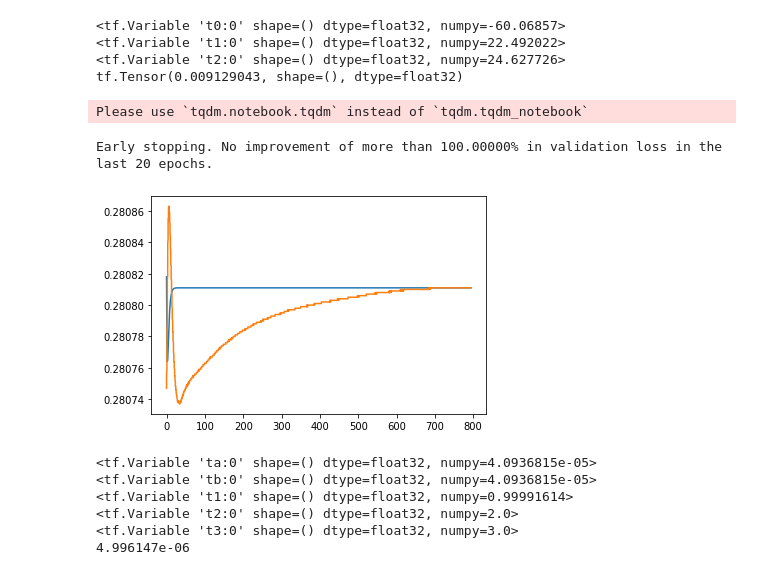
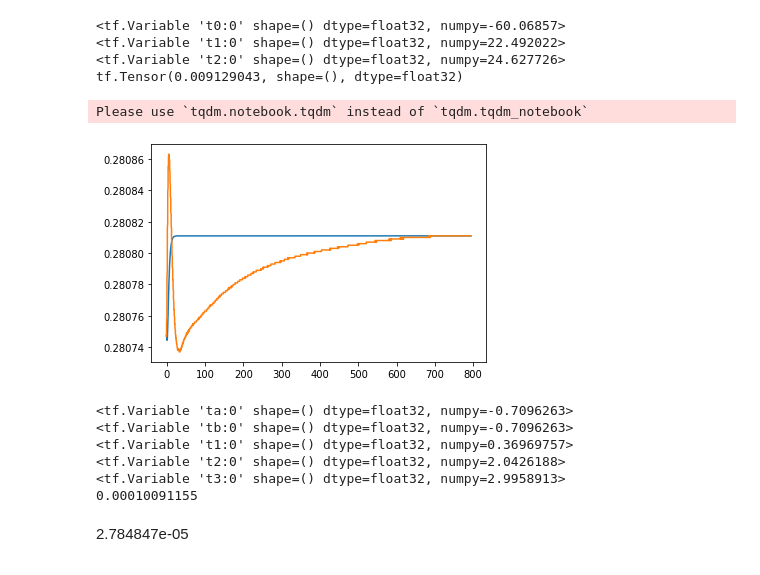
Before and after one commit to refaaksi/PSI, a Jupyter notebook: reg_v10.ipynb, the cells around one changed output. Saved outputs shown, nothing was run; the diff lists cells and outputs as text; code cells hidden in the pictures.

```diff
--- a/reg_v10.ipynb
+++ b/reg_v10.ipynb
@@ -128,12 +128,11 @@ tf.Tensor(0.009129043, shape=(), dtype=float32)
 epochs = 50000
 optimizer = tf.keras.optimizers.SGD(learning_rate=10e-2, momentum= 0.95)
 
-ta = tf.Variable(0.0, name='ta')
-tb = tf.Variable(0.0, name='tb')
+ta = tf.Variable(-1.0, name='ta')
+tb = tf.Variable(-1.0, name='tb')
 t1 = tf.Variable(1.0, name='t1', constraint = lambda z: tf.clip_by_value(z, 0.0, 1000.0))
 t2 = tf.Variable(2.0, name='t2', constraint = lambda z: tf.clip_by_value(z, 0.0, 1000.0))
 t3 = tf.Variable(3.0, name='t3', constraint = lambda z: tf.clip_by_value(z, 0.0, 1000.0))
-
 
 def loss_compute(y_true, y_pred):
     return tf.square(y_true - y_pred)
@@ -157,15 +156,15 @@ for epoch in pbar:
         a1 = tf.multiply(tf.subtract(ta,t1),tf.subtract(tb,t1))
         a2 = tf.multiply(tf.subtract(ta,t2),tf.subtract(tb,t2))
         a3 = tf.multiply(tf.subtract(ta,t3),tf.subtract(tb,t3))
-        c1 = tf.divide(a1,tf.multiply(tf.add(tf.subtract(t1,t2),tf.constant(10e-3)),tf.add(tf.subtract(t1,t3),tf.constant(10e-3))))
-        c2 = tf.divide(a2,tf.multiply(tf.add(tf.subtract(t1,t2),tf.constant(10e-3)),tf.add(tf.subtract(t2,t3),tf.constant(10e-3))))
-        c3 = tf.divide(a3,tf.multiply(tf.add(tf.subtract(t1,t3),tf.constant(10e-3)),tf.add(tf.subtract(t3,t2),tf.constant(10e-3))))
+        c1 = tf.divide(a1,tf.multiply(tf.subtract(t1,t2),tf.subtract(t1,t3)))
+        c2 = tf.divide(a2,tf.multiply(tf.subtract(t1,t2),tf.subtract(t2,t3)))
+        c3 = tf.divide(a3,tf.multiply(tf.subtract(t1,t3),tf.subtract(t3,t2)))
         h1 = tf.multiply(c1,tf.cast(e1, tf.float32))
         h2 = tf.multiply(c2,tf.cast(e2, tf.float32))
         h3 = tf.multiply(c3,tf.cast(e3, tf.float32))
         h = 1 + h1 + h2 + h3
         y_ = cb[0]+tf.multiply(cb[-1:]-cb[0],h)
-        loss1 = loss_compute(y, y_)
+        loss1 = 20*loss_compute(y, y_)
         loss = tf.reduce_sum(loss1)
         loss_history.append(loss)
         if tf.math.is_nan(loss):
@@ -185,27 +184,32 @@ for epoch in pbar:
     # print(gradients)
 # %% [output]
 Please use `tqdm.notebook.tqdm` instead of `tqdm.tqdm_notebook`
-Early stopping. No improvement of more than 100.00000% in validation loss in the last 20 epochs.
 # %%
+# ta = tf.Variable(-40.73180073, name='ta')
+# tb = tf.Variable(-40.73187408, name='tb')
+# t1 = tf.Variable(125.7752081, name='t1', constraint = lambda z: tf.clip_by_value(z, 0.0, 1000.0))
+# t2 = tf.Variable(5.639043069, name='t2', constraint = lambda z: tf.clip_by_value(z, 0.0, 1000.0))
+# t3 = tf.Variable(5.639039979, name='t3', constraint = lambda z: tf.clip_by_value(z, 0.0, 1000.0))
+
 e1 = tf.exp(-time/t1)
 e2 = tf.exp(-time/t2)
 e3 = tf.exp(-time/t3)
 a1 = tf.multiply(tf.subtract(ta,t1),tf.subtract(tb,t1))
 a2 = tf.multiply(tf.subtract(ta,t2),tf.subtract(tb,t2))
 a3 = tf.multiply(tf.subtract(ta,t3),tf.subtract(tb,t3))
-c1 = tf.divide(a1,tf.multiply(tf.add(tf.subtract(t1,t2),tf.constant(10e-3)),tf.add(tf.subtract(t1,t3),tf.constant(10e-3))))
-c2 = tf.divide(a2,tf.multiply(tf.add(tf.subtract(t1,t2),tf.constant(10e-3)),tf.add(tf.subtract(t2,t3),tf.constant(10e-3))))
-c3 = tf.divide(a3,tf.multiply(tf.add(tf.subtract(t1,t3),tf.constant(10e-3)),tf.add(tf.subtract(t3,t2),tf.constant(10e-3))))
+c1 = tf.divide(a1,tf.multiply(tf.subtract(t1,t2),tf.subtract(t1,t3)))
+c2 = tf.divide(a2,tf.multiply(tf.subtract(t1,t2),tf.subtract(t2,t3)))
+c3 = tf.divide(a3,tf.multiply(tf.subtract(t1,t3),tf.subtract(t3,t2)))
 h1 = tf.multiply(c1,tf.cast(e1, tf.float32))
 h2 = tf.multiply(c2,tf.cast(e2, tf.float32))
 h3 = tf.multiply(c3,tf.cast(e3, tf.float32))
-h = 1 + h1 + h2 + h3
+h = 1 - h1 + h2 + h3
 y_ = cb[0]+tf.multiply(cb[-1:]-cb[0],h)
 plt.plot(dt_cb,y_)
 plt.plot(dt_cb,cb)
 plt.show()
 # %% [output]
-[figure, old version]
+[figure, new version]
 # %%
 print(ta)
 print(tb)
@@ -214,9 +218,11 @@ print(t2)
 print(t3)
 print(loss.numpy())
 # %% [output]
-<tf.Variable 'ta:0' shape=() dtype=float32, numpy=4.0936815e-05>
-<tf.Variable 'tb:0' shape=() dtype=float32, numpy=4.0936815e-05>
-<tf.Variable 't1:0' shape=() dtype=float32, numpy=0.99991614>
-<tf.Variable 't2:0' shape=() dtype=float32, numpy=2.0>
-<tf.Variable 't3:0' shape=() dtype=float32, numpy=3.0>
-4.996147e-06
+<tf.Variable 'ta:0' shape=() dtype=float32, numpy=-0.7096263>
+<tf.Variable 'tb:0' shape=() dtype=float32, numpy=-0.7096263>
+<tf.Variable 't1:0' shape=() dtype=float32, numpy=0.36969757>
+<tf.Variable 't2:0' shape=() dtype=float32, numpy=2.0426188>
+<tf.Variable 't3:0' shape=() dtype=float32, numpy=2.9958913>
+0.00010091155
+# %% [markdown]
+2.784847e-05
```
Also changed, not shown: parts of 1 cell of this notebook.
